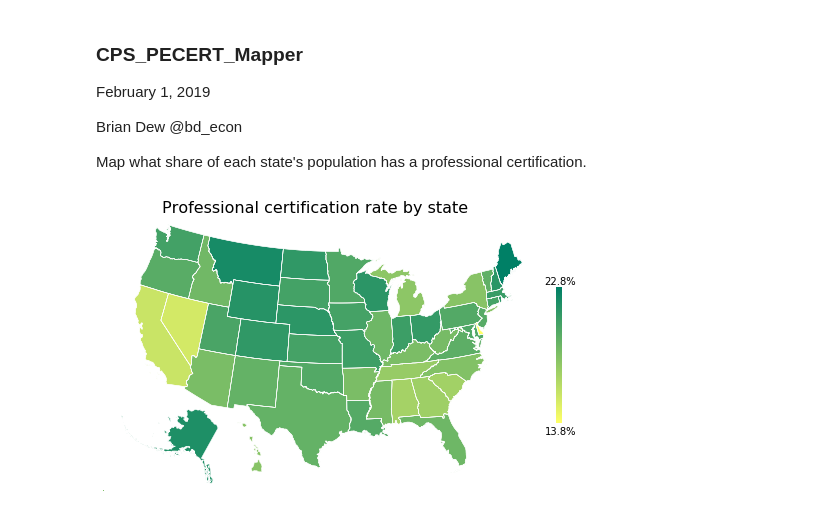
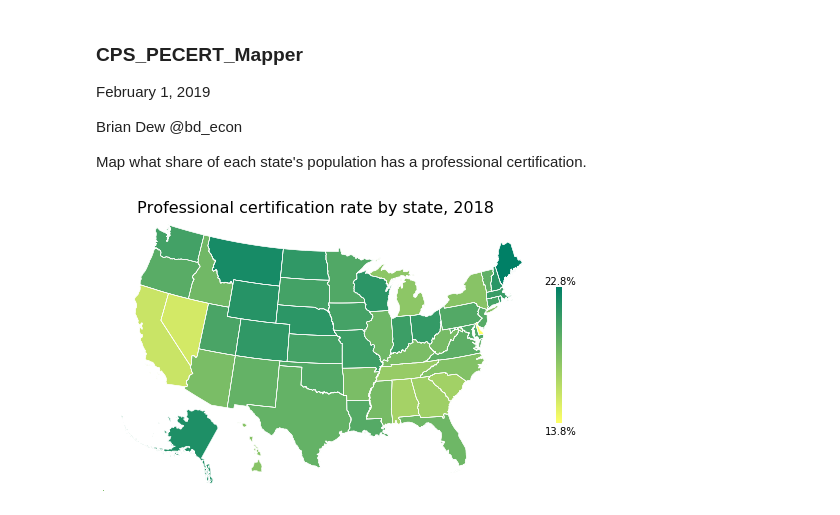
Before and after one commit to bdecon/econ_data, a Jupyter notebook: micro/CPS_PECERT_Mapper.ipynb, the cells around one changed output. Saved outputs shown, nothing was run; the diff lists cells and outputs as text; code cells hidden in the pictures.

```diff
--- a/micro/CPS_PECERT_Mapper.ipynb
+++ b/micro/CPS_PECERT_Mapper.ipynb
@@ -59,32 +59,32 @@ m.readshapefile('shapefiles/st99_d00', 'states',
                 drawbounds=True, color='#ffffff')
 ax = plt.gca()
 ax.axis('off')
 
 for info, shape in zip(m.states_info, m.states):
     if info['NAME'] in ['Alaska', 'Hawaii']:
         # Only include the 8 main islands of Hawaii
         if info['NAME'] == 'Hawaii' and float(info['AREA']) > 0.005:
             shape = [(i[0] + 5200000, i[1] - 1400000) for i in shape]
         # Alaska is large. Rescale it.
         elif info['NAME'] == 'Alaska':
             shape = [(i[0]*0.35 + 1100000, i[1]*0.35 -1300000) for i in shape]
         poly = Polygon(shape, facecolor=state_colors[info['NAME']],
                        edgecolor='#ffffff', linewidth=.5)
         ax.add_patch(poly)
     elif info['NAME'] in s.keys():
         poly = Polygon(shape, facecolor=state_colors[info['NAME']],
                        edgecolor='#ffffff', linewidth=.5)
         ax.add_patch(poly)
 
-plt.title('Professional certification rate by state', fontsize=16)
+plt.title('Professional certification rate by state, 2018', fontsize=16)
 gradient = np.linspace(0, 1, 256)
 gradient = np.vstack((gradient, gradient))
 imshow = plt.imshow(gradient, cmap=plt.get_cmap('summer_r'))
 cb = fig.colorbar(imshow, shrink=0.5)
 cb.outline.set_visible(False)
 cb.set_ticks([])
 plt.text(5250000, 2450000, f'{round(s.max(), 1)}%')
 plt.text(5250000, 660000, f'{round(s.min(), 1)}%')
 plt.show()
 # %% [output]
-[figure, old version]
+[figure, new version]
```
Also changed, not shown: 15 other files.
